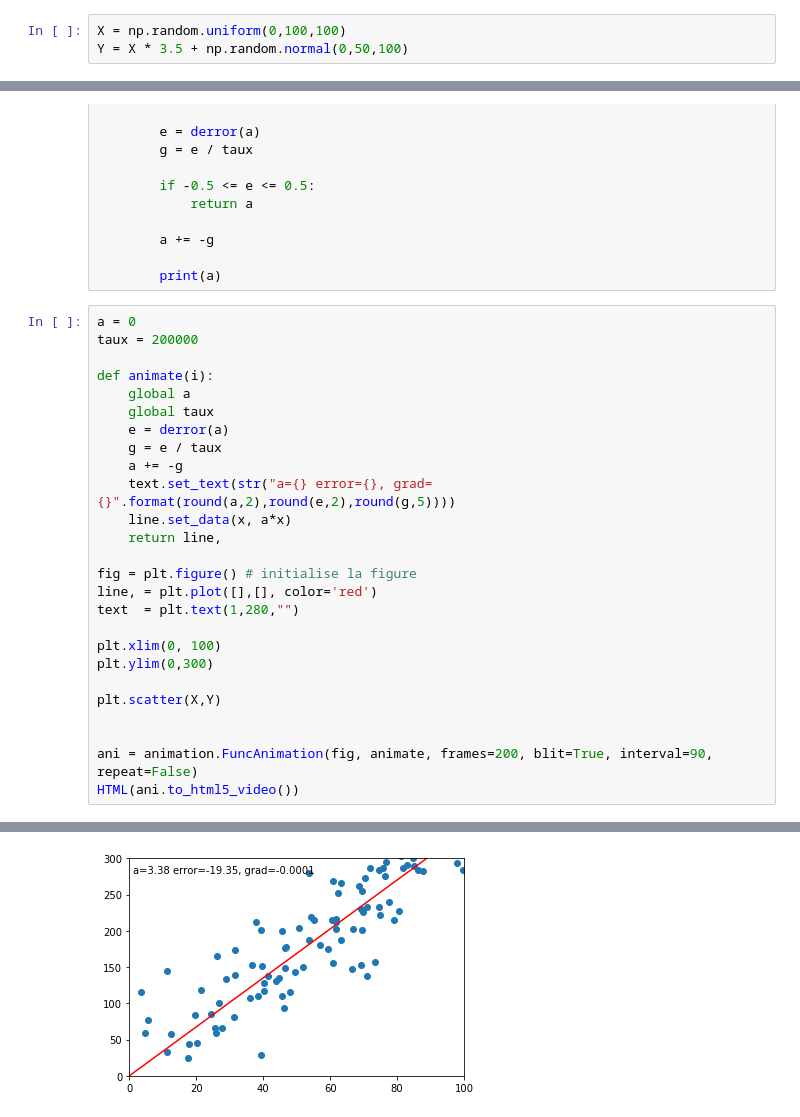
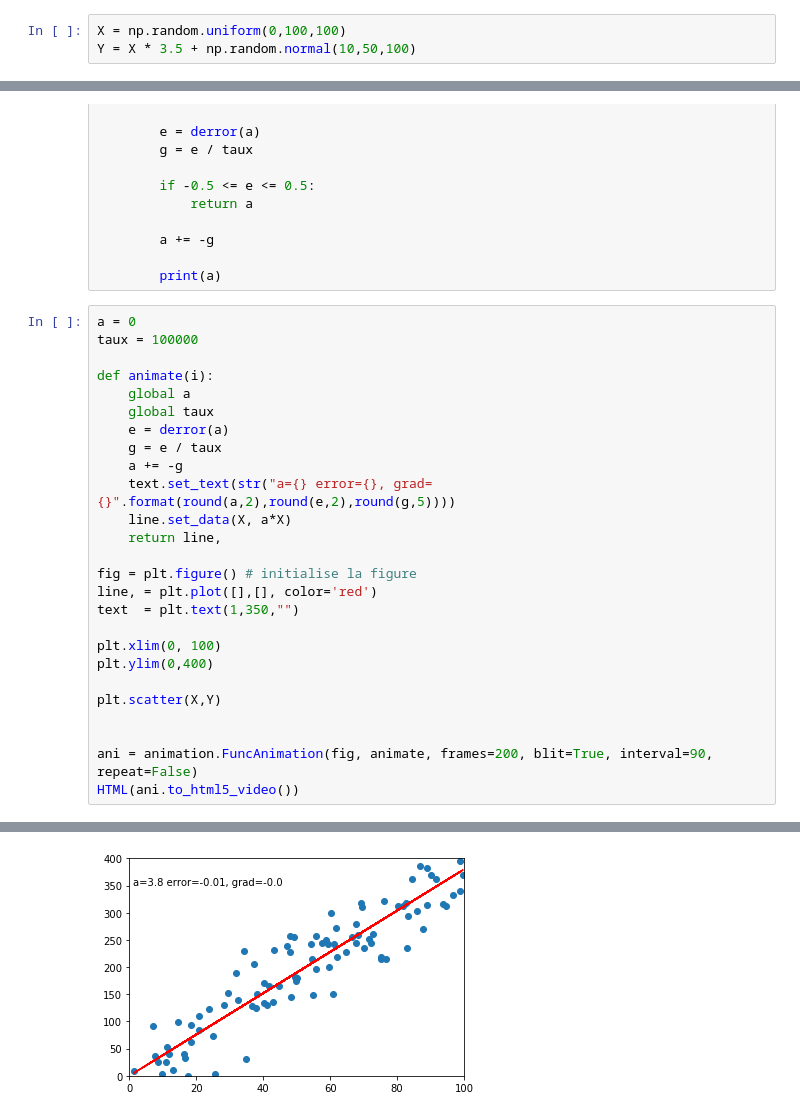
Before and after one commit to dridk/notebook, a Jupyter notebook: gradient_descent/regression.ipynb, the cells around one changed output, grey strips where cells are left out. Drawn from its saved outputs; the diff is of its cells as text.

```diff
--- a/gradient_descent/regression.ipynb
+++ b/gradient_descent/regression.ipynb
@@ -10,6 +10,6 @@ from IPython.display import HTML
 # Generer des données aléatoire avec du bruit
 # %%
 X = np.random.uniform(0,100,100)
-Y = X * 3.5 + np.random.normal(0,50,100)
+Y = X * 3.5 + np.random.normal(10,50,100)
 # %%
 plt.scatter(X,Y)
@@ -94,30 +95,30 @@ def gradient(a=-20, taux = 400000):
         print(a)
 # %%
 a = 0
-taux = 200000
+taux = 100000
 
 def animate(i):
     global a
     global taux
     e = derror(a)
     g = e / taux
     a += -g
     text.set_text(str("a={} error={}, grad={}".format(round(a,2),round(e,2),round(g,5))))
-    line.set_data(x, a*x)
+    line.set_data(X, a*X)
     return line,
 
 fig = plt.figure() # initialise la figure
 line, = plt.plot([],[], color='red')
-text  = plt.text(1,280,"")
+text  = plt.text(1,350,"")
 
 plt.xlim(0, 100)
-plt.ylim(0,300)
+plt.ylim(0,400)
 
 plt.scatter(X,Y)
 
 
 ani = animation.FuncAnimation(fig, animate, frames=200, blit=True, interval=90, repeat=False)
 HTML(ani.to_html5_video())
 # %% [output]
 [interactive output not drawn]
-[figure, old version]
+[figure, new version]
```
Also changed, not shown: parts of 4 cells of this notebook, 1 other file.
